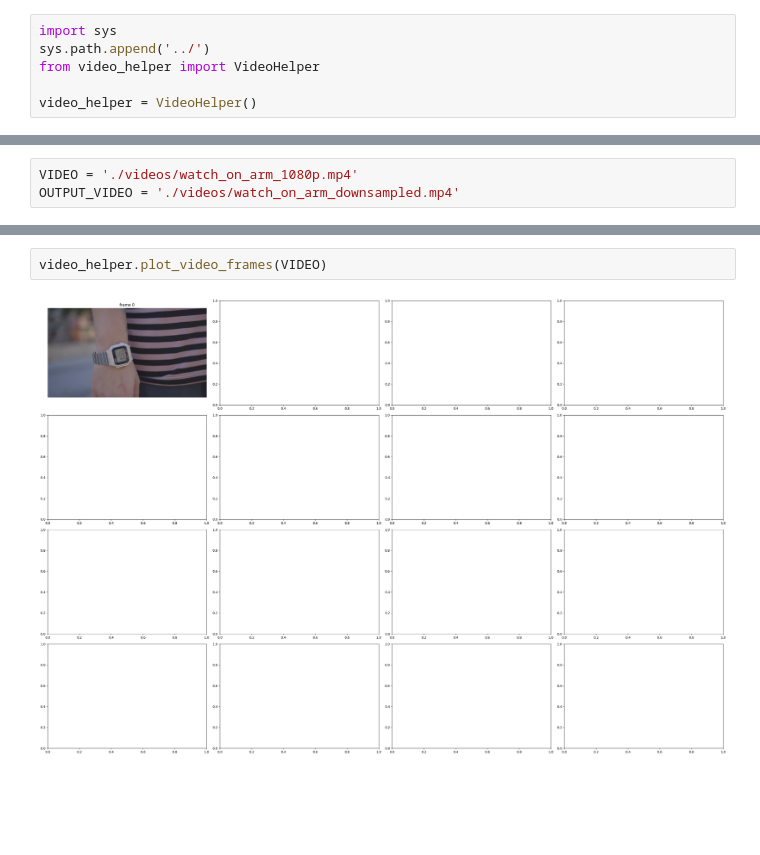
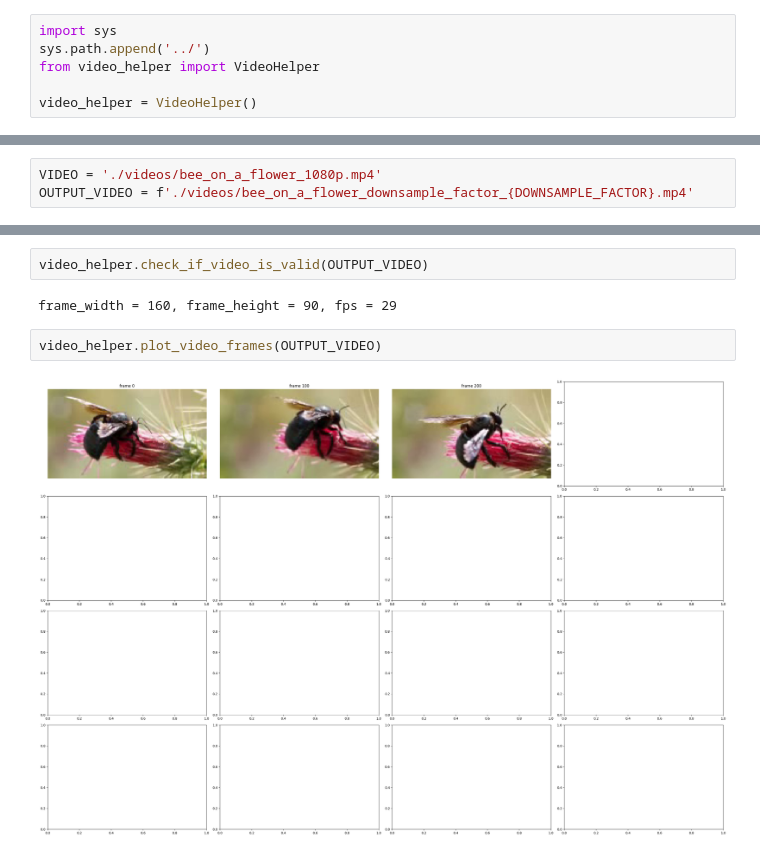
Before and after one commit to velozo27/TCC-Pedro-Velozo-ENG1132, a Jupyter notebook: videos/downsample-videos.ipynb, the cells around one changed output, grey strips where cells are left out. Cells and saved outputs as stored; diff of their text form; blank space fills up the shorter version.

```diff
--- a/videos/downsample-videos.ipynb
+++ b/videos/downsample-videos.ipynb
@@ -7,3 +9,3 @@ video_helper = VideoHelper()
 # %%
-VIDEO = './videos/watch_on_arm_1080p.mp4'
-OUTPUT_VIDEO = './videos/watch_on_arm_downsampled.mp4'
+VIDEO = './videos/bee_on_a_flower_1080p.mp4'
+OUTPUT_VIDEO = f'./videos/bee_on_a_flower_downsample_factor_{DOWNSAMPLE_FACTOR}.mp4'
@@ -10,4 +22,8 @@ OUTPUT_VIDEO = './videos/watch_on_arm_downsampled.mp4'
+# %%
+video_helper.check_if_video_is_valid(OUTPUT_VIDEO)
+# %% [output]
+frame_width = 160, frame_height = 90, fps = 29
 # %%
-video_helper.plot_video_frames(VIDEO)
+video_helper.plot_video_frames(OUTPUT_VIDEO)
 # %% [output]
-[figure, old version]
+[figure, new version]
```
Also changed, not shown: parts of 4 cells of this notebook, 3 other files.
